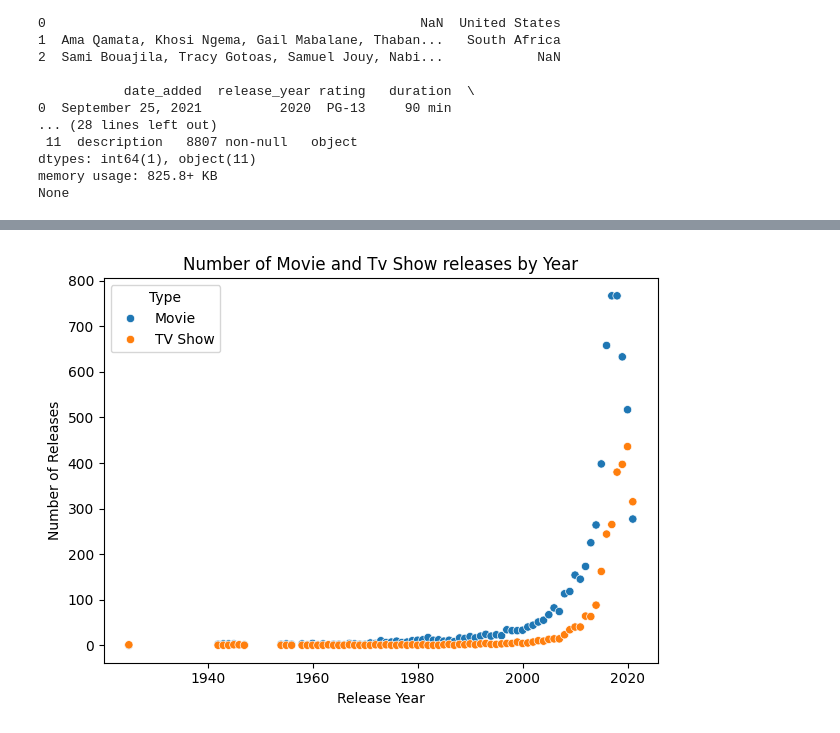
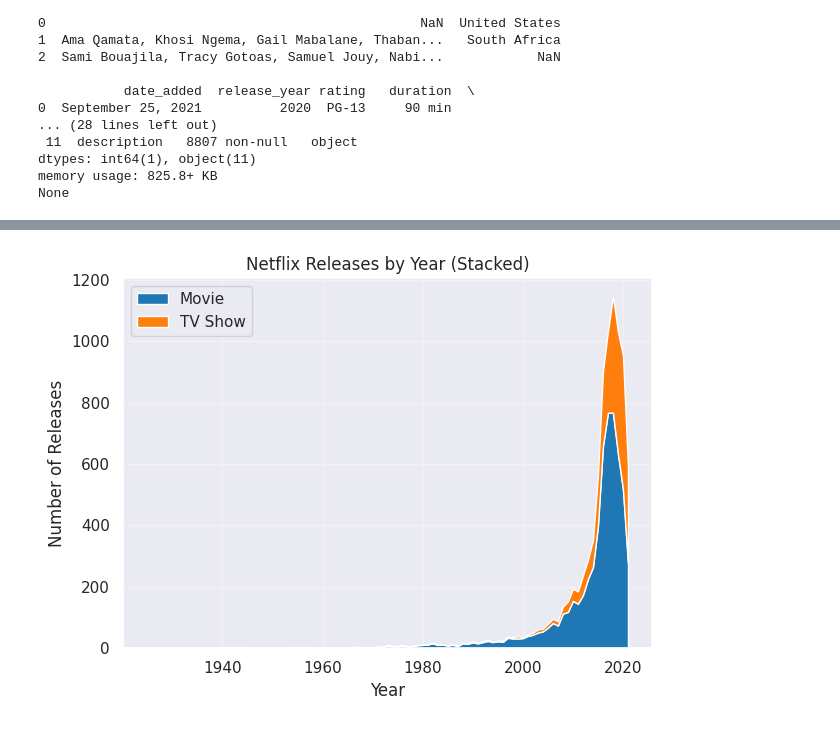
Before and after one commit to zdelk/netflix_eda, a Jupyter notebook: netflix_eda.ipynb, the cells around one changed output, grey strips where cells are left out. Drawn from its saved outputs; the diff is of its cells as text; code cells hidden in the pictures.

```diff
--- a/netflix_eda.ipynb
+++ b/netflix_eda.ipynb
@@ -51,19 +39,0 @@ df[df == 'Not Given'] = np.nan
-# %%
-# Q1.What are the most prevalent categories?
-# Some of the 'listed_in' have unneccessary keywords like 'TV' or 'Movies'
-# So we want to remove them and then split the strings into lists
-# to get a better picture of what categories are most popular across the two
-# media forms.
-
-# Removing Uneccessary Keywords
-substring_to_remove = ['TV', 'Shows', 'Movies', '\'']
-pattern = "|".join(substring_to_remove)
-df['listed_in'] = df['listed_in'].str.replace(pattern, "", regex=True)
-
-
-
-# Converting Categories to lists
-df['listed_in_list'] = df['listed_in'].str.split(',').apply(lambda x: [i.strip() for i in x])
-
-# # Checking if it worked
-# df['listed_in_list'].head()
@@ -196,22 +211,25 @@ Name: count, Length: 36439, dtype: int64
 # %%
 import seaborn as sns
+
+sns.set_theme()
 # - Amount of releases by year split by TV Show or Movie
 subset_time = df[['type','release_year']].dropna()
-release_group = subset_time.groupby(['type','release_year']).size().unstack(level=0,fill_value = 0)
-release_group = release_group.reset_index()
+release_group = subset_time.groupby(['release_year','type']).size().unstack(fill_value = 0)
+release_group_counts = release_group.sort_index()
 
+plt.stackplot(release_group_counts.index,
+              release_group_counts['Movie'],
+              release_group_counts['TV Show'],
+              labels=['Movie', 'TV Show'],
+              colors=['#1f77b4', '#ff7f0e']
+              )
 
-release_group_melted = release_group.melt(id_vars = 'release_year',
-                                     value_vars = ['Movie', 'TV Show'],
-                                     var_name = 'Type',
-                                     value_name = 'Count')
-
-sns.scatterplot(data=release_group_melted, x='release_year', y='Count', hue='Type')
-
-plt.title('Number of Movie and Tv Show releases by Year')
-plt.xlabel('Release Year')
+plt.legend(loc='upper left')
+plt.title('Netflix Releases by Year (Stacked)')
+plt.xlabel('Year')
 plt.ylabel('Number of Releases')
+plt.grid(alpha=0.3)
 plt.tight_layout()
 plt.show()
 # %% [output]
-[figure, old version]
+[figure, new version]
```
Also changed, not shown: parts of 25 cells of this notebook, 3 other files.
